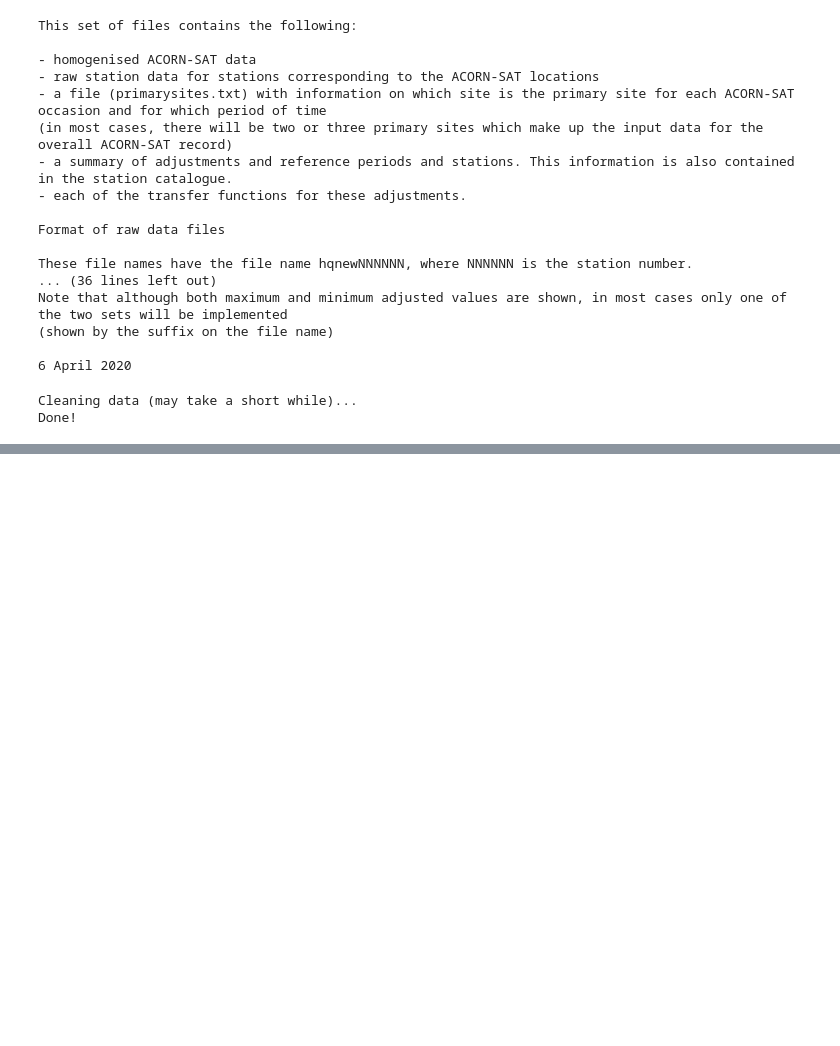
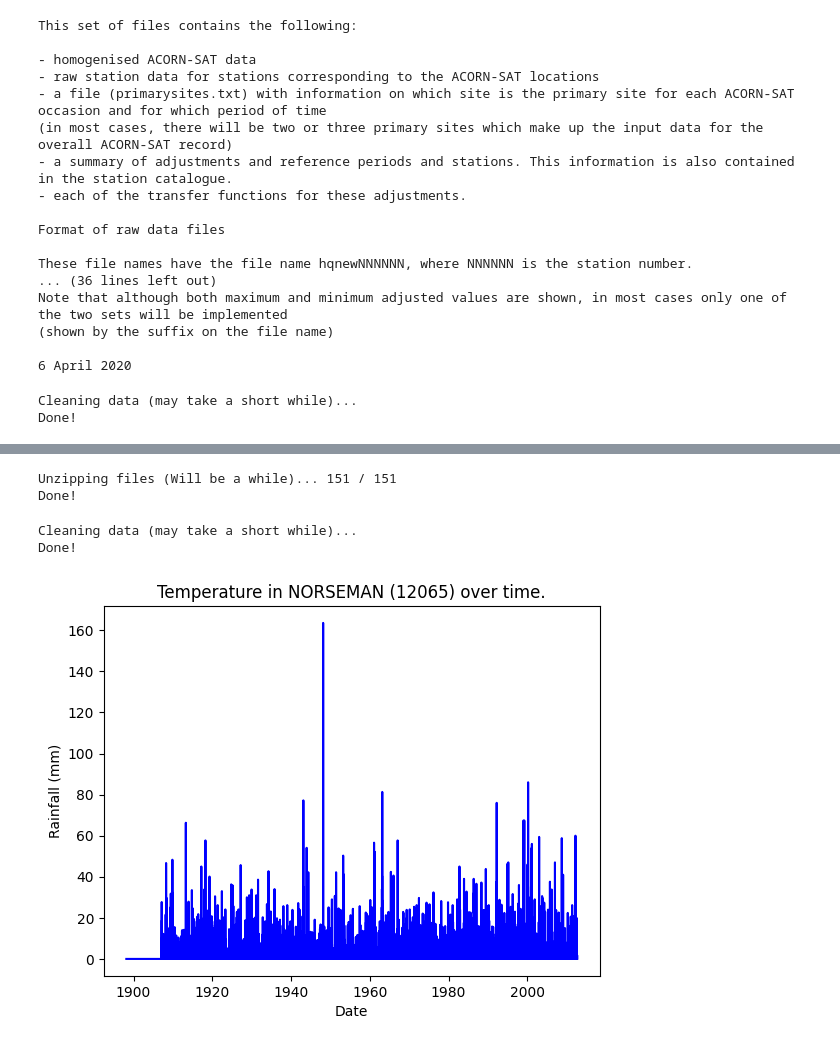
Before and after one commit to Tsunami014/DataAnalysis, a Jupyter notebook: theory/phase3.ipynb, the cells around one changed output, grey strips where cells are left out. Saved outputs shown, nothing was run; the diff lists cells and outputs as text; code cells hidden in the pictures; blank space fills up the shorter version.

Commit message:
ADDED RAINFALL LET'S GOOOO

```diff
--- a/theory/phase3.ipynb
+++ b/theory/phase3.ipynb
@@ -275,0 +282,56 @@ plt.show()
+# %%
+from unlzw3 import unlzw
+z = xtracteds[1]
+dirs = z.getnames()
+dirs.remove('HQDR_stations.txt')
+print()
+datas = {}
+j = 0
+for i in dirs:
+    j += 1
+    print(f"\rUnzipping files (Will be a while)... {j} / {len(dirs)}", end="")
+    datas[i] = unlzw(z.extractfile(i).read()).decode()
+print("\nDone!")
+# %% [output]
+Unzipping files (Will be a while)... 151 / 151
+Done!
+# %%
+import pandas as pd
+from io import StringIO
+import re
+def clean_data(dat):
+    # Info is stored as: "?????         StationNumber DateFrom DateTo missing_value=MISSINGVALUE Name\r\n"
+    info = dat[:dat.index("\r")-1][4:].strip().split(' ')
+    cleaned = re.sub(' +', ',', # Replace the spaces that *were* the deliminers to commas.
+                     dat[dat.index("\n")+1:].replace('\r\n', '\n') # Make the newlines consistent
+    )
+    df = pd.read_csv(StringIO('Date,Rainfall\n'+cleaned))
+    df = df.drop(df[df.Rainfall == float(info[3][14:])].index) # Remove all missing data coz it's useless
+    df['Date'] = pd.to_datetime(df['Date'], format='%Y%m%d') # Turn the dates into **real** dates!
+    return df, {"Station": int(info[0]), "Name": " ".join(info[4:])}
+
+print("Cleaning data (may take a short while)...")
+cleanDatas = {}
+stationMap = {}
+for i in datas:
+    df, info = clean_data(datas[i])
+    cleanDatas[info['Station']] = df
+    stationMap[info['Station']] = info['Name']
+print("Done!")
+# %% [output]
+Cleaning data (may take a short while)...
+Done!
+# %%
+import matplotlib.pyplot as plt
+from random import randint
+place = list(cleanDatas.keys())[randint(0, len(cleanDatas)-1)]
+# place = '27042'
+df = cleanDatas[place]
+plt.plot(df['Date'], df['Rainfall'], color="blue")
+plt.xlabel('Date')
+plt.ylabel('Rainfall (mm)') # At least, I'm *assuming* it's in mm
+plt.title(f'Temperature in {stationMap[place]} ({place}) over time.')
+plt.show()
+# PLEASE NOTE: If there is a gap, it is because there is no data for that time. This is not an error.
+# %% [output]
+[figure, added]
```
Also changed, not shown: parts of 2 cells of this notebook.
